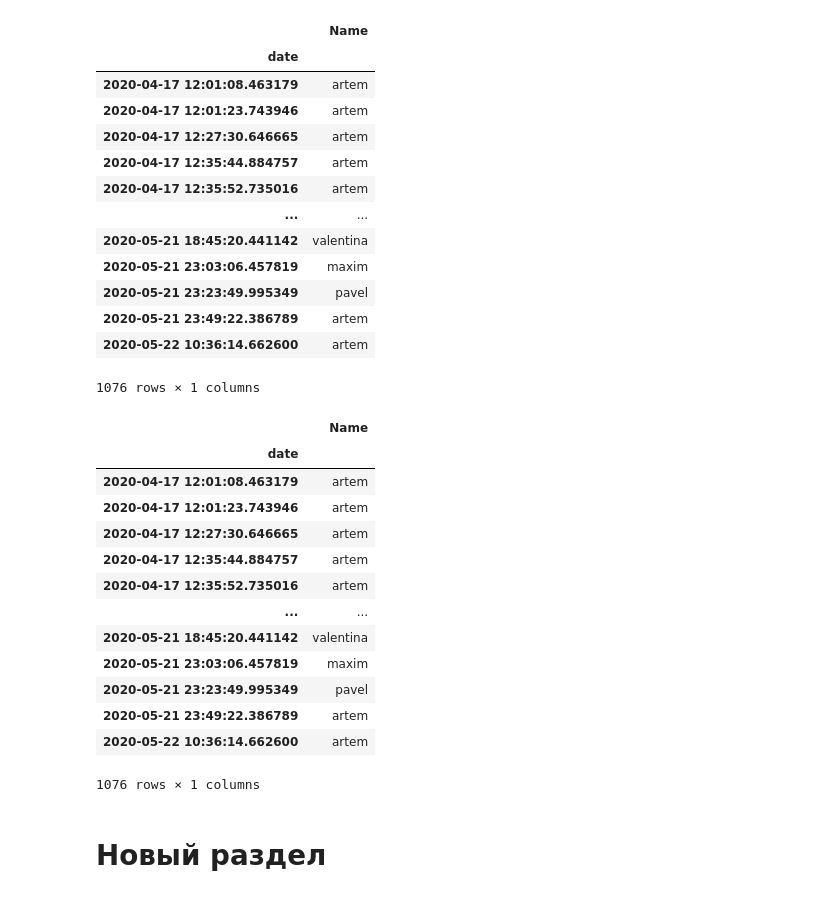
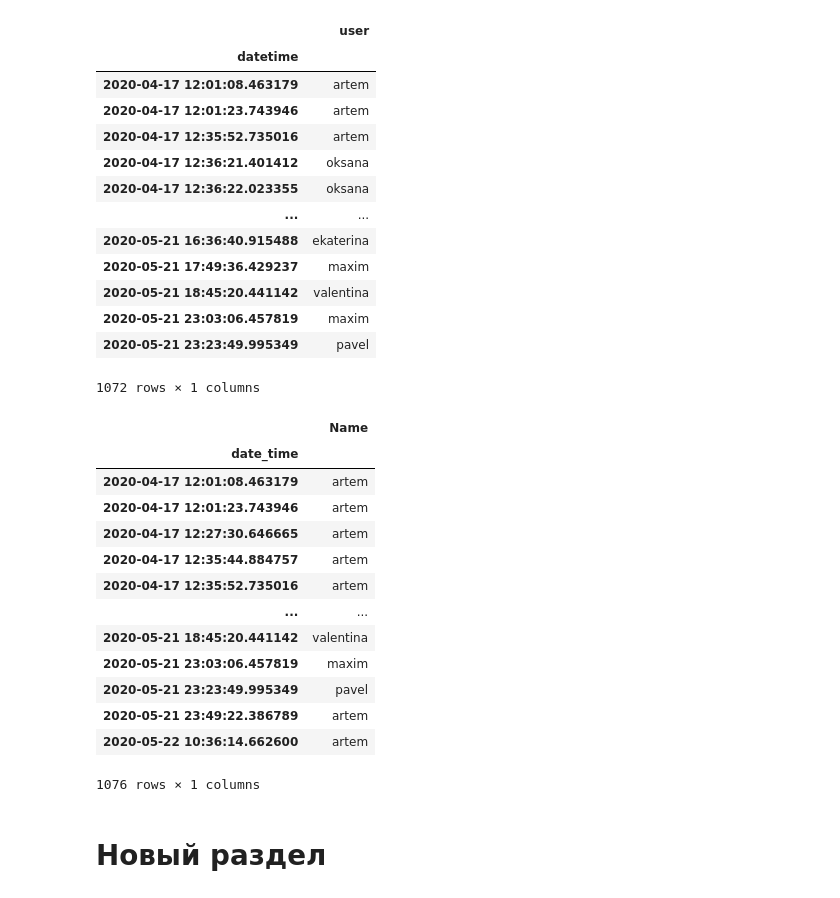
Before and after one commit to HalimHamidov/piscine_python_ds, a Jupyter notebook: load_and_save.ipynb, the cells around one changed output. Saved outputs shown, nothing was run; the diff lists cells and outputs as text; code cells hidden in the pictures.

```diff
--- a/load_and_save.ipynb
+++ b/load_and_save.ipynb
@@ -3,29 +3,29 @@
 # %%
 import pandas as pd
 # %%
-df = pd.read_csv('feed-views.log', sep='\t', header='infer',names=("date","Name"), index_col='date', engine='python')
+df = pd.read_csv('feed-views.log', sep='\t', names=("datetime","user"), index_col='datetime', skiprows=(2,3), skipfooter=2 , engine='python')
 df
 # %% [output]
-|  | Name |
-| date |  |
+|  | user |
+| datetime |  |
 | 2020-04-17 12:01:08.463179 | artem |
 | 2020-04-17 12:01:23.743946 | artem |
-| 2020-04-17 12:27:30.646665 | artem |
-| 2020-04-17 12:35:44.884757 | artem |
 | 2020-04-17 12:35:52.735016 | artem |
+| 2020-04-17 12:36:21.401412 | oksana |
+| 2020-04-17 12:36:22.023355 | oksana |
 | ... | ... |
+| 2020-05-21 16:36:40.915488 | ekaterina |
+| 2020-05-21 17:49:36.429237 | maxim |
 | 2020-05-21 18:45:20.441142 | valentina |
 | 2020-05-21 23:03:06.457819 | maxim |
 | 2020-05-21 23:23:49.995349 | pavel |
-| 2020-05-21 23:49:22.386789 | artem |
-| 2020-05-22 10:36:14.662600 | artem |
-1076 rows × 1 columns
+1072 rows × 1 columns
 # %%
-df.rename_axis('date', axis="index", inplace=True)
+df.rename_axis('date_time', axis="index", inplace=True)
 df
 # %% [output]
 |  | Name |
-| date |  |
+| date_time |  |
 | 2020-04-17 12:01:08.463179 | artem |
 | 2020-04-17 12:01:23.743946 | artem |
 | 2020-04-17 12:27:30.646665 | artem |
```
Also changed, not shown: parts of 4 cells of this notebook.
